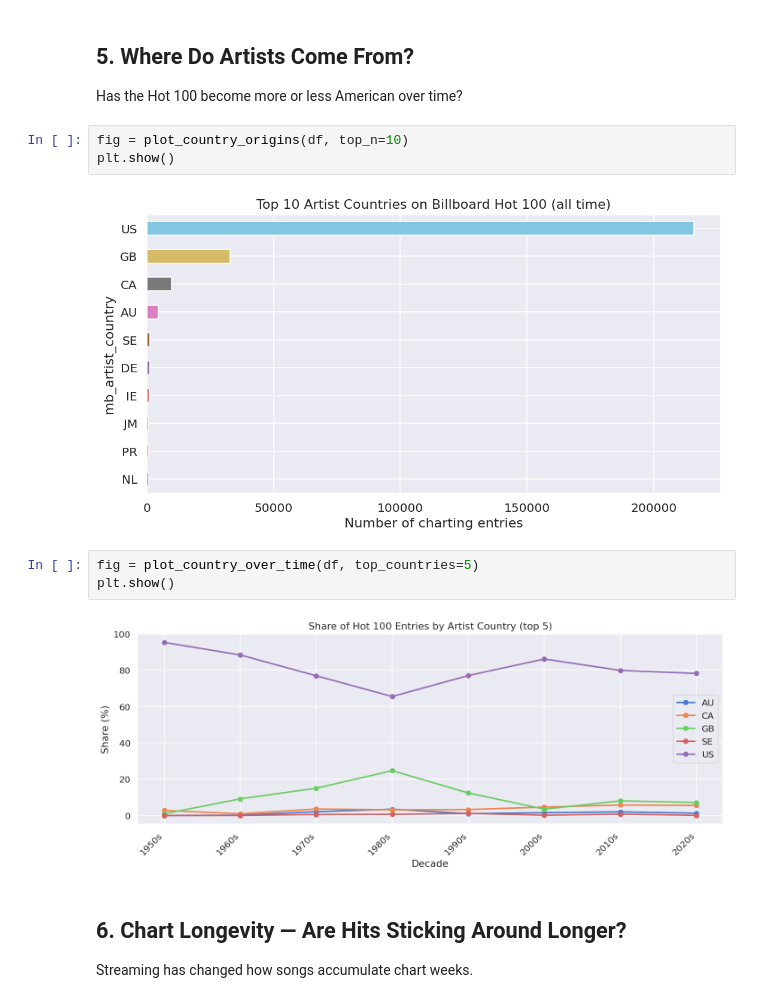
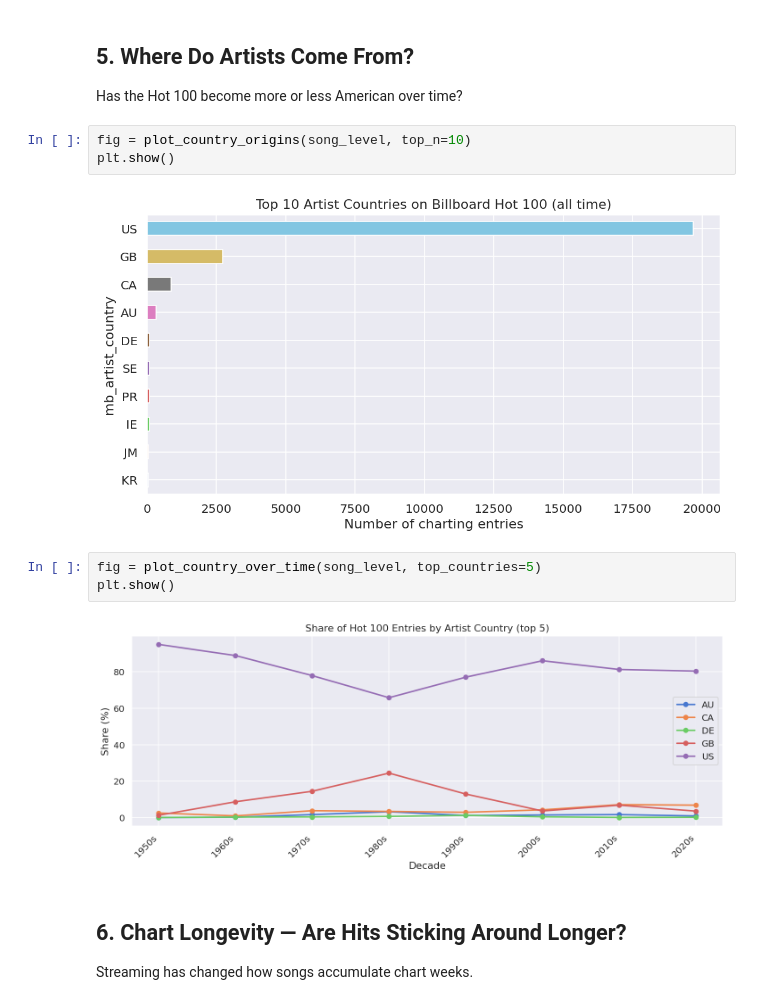
Before and after one commit to Israk-Arafat/MusicEvolution, a Jupyter notebook: notebooks/analysis.ipynb, the cells around one changed output. Cells and saved outputs as stored; diff of their text form.

```diff
--- a/notebooks/analysis.ipynb
+++ b/notebooks/analysis.ipynb
@@ -118,15 +210,15 @@ plt.show()
 ## 5. Where Do Artists Come From?
 Has the Hot 100 become more or less American over time?
 # %%
-fig = plot_country_origins(df, top_n=10)
+fig = plot_country_origins(song_level, top_n=10)
 plt.show()
 # %% [output]
-[figure, old version]
+[figure, new version]
 # %%
-fig = plot_country_over_time(df, top_countries=5)
+fig = plot_country_over_time(song_level, top_countries=5)
 plt.show()
 # %% [output]
-[figure, old version]
+[figure, new version]
 # %% [markdown]
 ## 6. Chart Longevity — Are Hits Sticking Around Longer?
 Streaming has changed how songs accumulate chart weeks.
```
Also changed, not shown: parts of 14 cells of this notebook, 2 other files.
